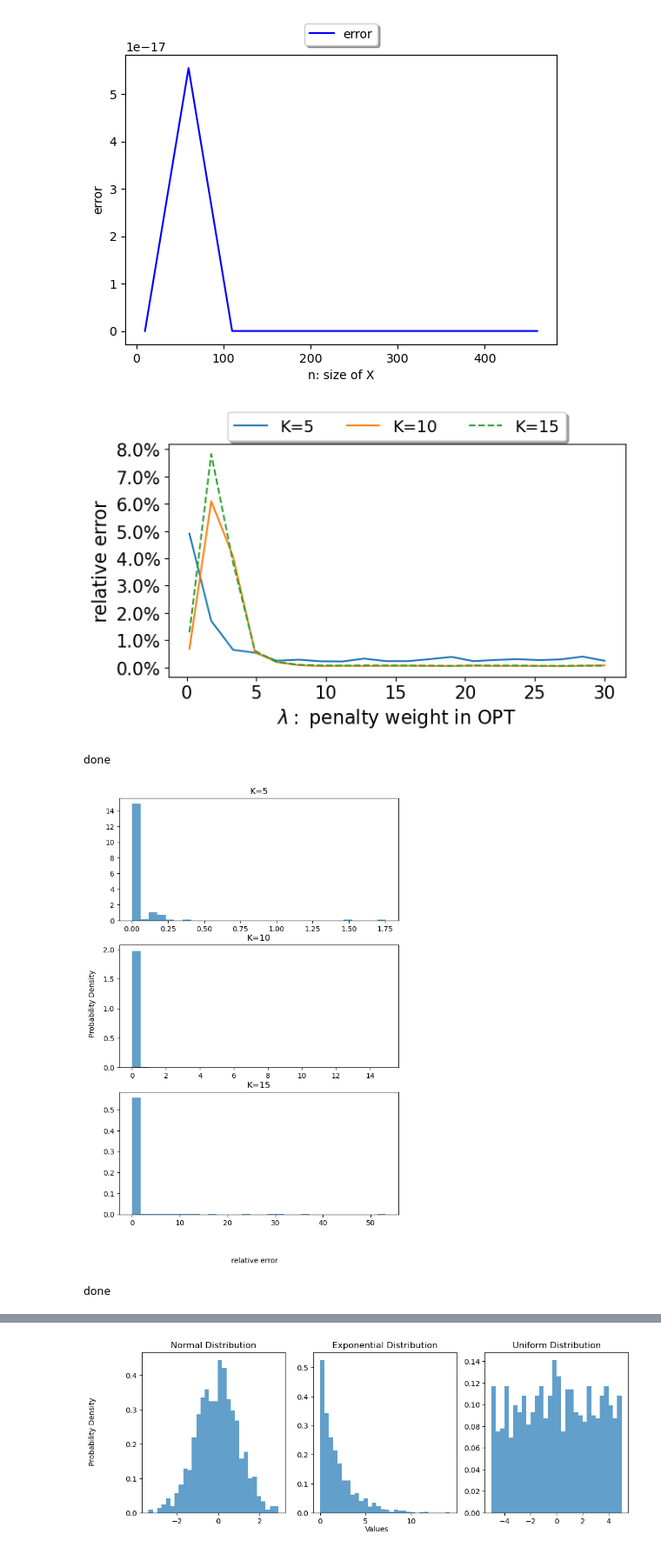
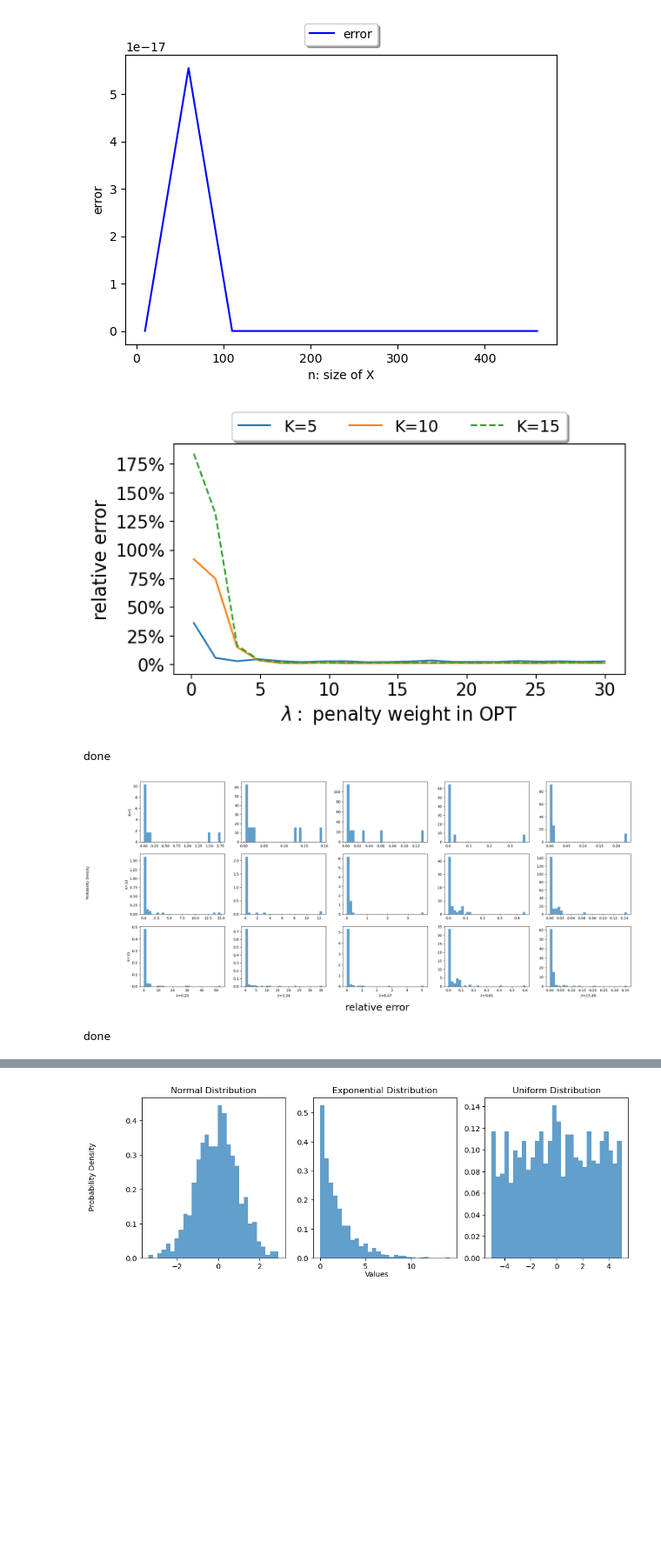
Before and after one commit to yikun-baio/LinearOPT, a Jupyter notebook: accuracy_test.ipynb, the cells around one changed output, grey strips where cells are left out. Shown: that part at 87% size. Saved outputs shown, nothing was run; the diff lists cells and outputs as text; code cells hidden in the pictures; blank space fills up the shorter version.

Commit message:
modified:   .ipynb_checkpoints/accuracy_test-checkpoint.ipynb 	modified:   accuracy_test.ipynb 	modified:   experiment/Rebuttal/error_histgram.png

```diff
--- a/accuracy_test.ipynb
+++ b/accuracy_test.ipynb
@@ -192,7 +192,7 @@ ind=0
 for K in K_list:
     opt_cost1=save_dict['K=%d,opt_cost_list'%(K)]
     opt_cost2=save_dict['K=%d,lopt_cost_list'%(K)]
-    relative_error=np.median((np.abs(opt_cost2-opt_cost1)/opt_cost1),2)[0]
+    relative_error=np.mean((np.abs(opt_cost2-opt_cost1)/opt_cost1),2)[0]
     relative_error_mean=relative_error.mean(1)
     relative_error_std=relative_error.std(1)
     ax.plot(Lambda_list,relative_error_mean,linestyle_array[ind],label=r'K=%d'%(K))
@@ -209,43 +209,48 @@ box = ax.get_position()
 ax.set_position([box.x0, box.y0 + box.height * 0.1,box.width, box.height * 0.9])
 ax.legend(loc='upper center',bbox_to_anchor=(0.5, 1.17),
           fancybox=True, shadow=True, ncol=3,fontsize=13.9)
-plt.savefig('experiment/Rebuttal/error_median_lambda.png',format="png",dpi=800,bbox_inches='tight')
+plt.savefig('experiment/Rebuttal/error_mean_lambda.png',format="png",dpi=800,bbox_inches='tight')
 plt.show()
 #plt.close()
 
 print('done')
 # %% [output]
-[figure, old version]
+[figure, new version]
 done
 # %%
 #save_dict=torch.load('experiment/performance/cost_list_K'+str(K)+ '.pt')
 #linestyle_array = ['-', '-', '--', '--', '-.', '-.']
 #ax = plt.subplot(111)
 #save_dict2=torch.load('experiment/performance/cost_list.pt')
 #save_dict2=save_dict.copy()
-fig,ax=plt.subplots(3,1,figsize=(7,3*3.5))
-
+fig,ax=plt.subplots(3,5,figsize=(5*5,3*3.5))
+Lambda_index=[0,2,4,6,10]
 ind=0
 for (i,K) in enumerate(K_list):
     opt_cost1=save_dict['K=%d,opt_cost_list'%(K)]
     opt_cost2=save_dict['K=%d,lopt_cost_list'%(K)]
-    relative_error=np.median((np.abs(opt_cost2-opt_cost1)/opt_cost1),3)
-    data=relative_error.reshape(-1)
-    hist1, bins1 = np.histogram(data, bins=30, density=True)
-    ax[i].hist(data, bins=30, density=True, alpha=0.7)
+    relative_error=np.median((np.abs(opt_cost2-opt_cost1)/opt_cost1),3)[0]
+    for (j,lambda_index) in enumerate(Lambda_index):
+        data=relative_error[j,:]
+        Lambda=Lambda_list[lambda_index]
+        hist1, bins1 = np.histogram(data, bins=30, density=True)
+        ax[i,j].hist(data, bins=30, density=True, alpha=0.7)
 
-    # Add titles to each subplot
-    ax[i].set_title('K=%d'%K)
+        # Add titles to each subplot
+        if j==0:
+            ax[i,j].set_ylabel('K=%d'%K)
+        if i==len(K_list)-1:
+            ax[i,j].set_xlabel('$\lambda$=%0.2f'%Lambda)
 
-fig.text(0.5, 0.02, 'relative error', ha='center')
+fig.text(0.5, 0.02, 'relative error', ha='center',fontsize=28)
 fig.text(0.04, 0.5, 'Probability Density', va='center', rotation='vertical')
 
 #plt.subplots_adjust(wspace=0, hspace=0.01)
 plt.savefig('experiment/Rebuttal/error_histgram.png',format="png",dpi=800,bbox_inches='tight')
 plt.show()
 #plt.close()
 
 print('done')
 # %% [output]
-[figure, old version]
+[figure, new version]
 done
```
Also changed, not shown: parts of 1 cell of this notebook, 1 other file.
